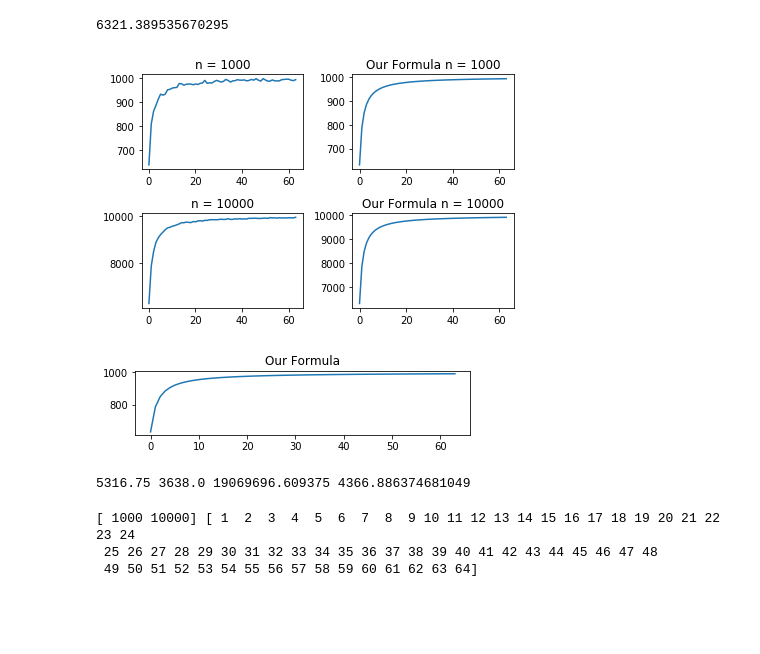
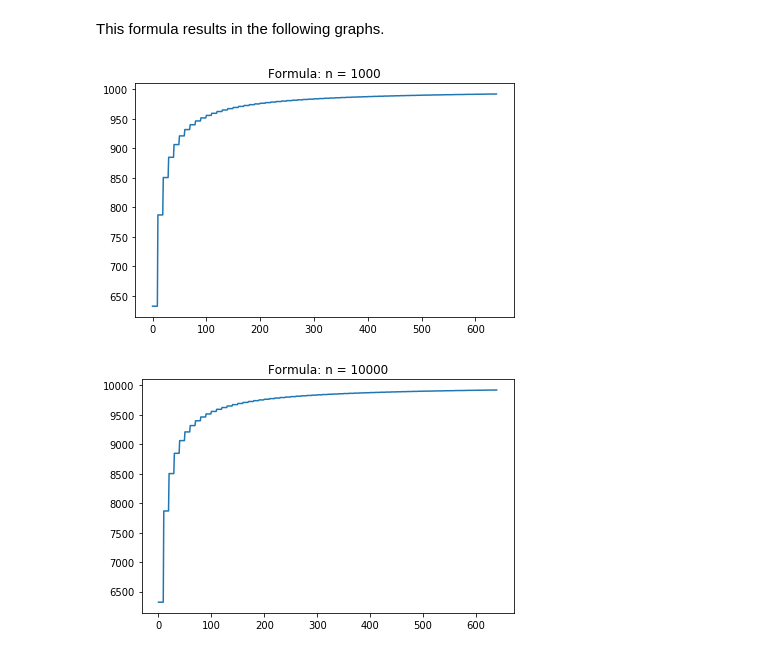
Before and after one commit to Stvdputten/AIDM, a Jupyter notebook: AIDM0.ipynb, the cells around one changed output. Saved outputs shown, nothing was run; the diff lists cells and outputs as text; code cells hidden in the pictures; blank space fills up the shorter version.

Commit message:
Updated formatting/layout. Cleaned up unneeded code.

```diff
--- a/AIDM0.ipynb
+++ b/AIDM0.ipynb
@@ -37,66 +48,28 @@ plt.show()
 # %%
 def unique_values(n, N):
-    import math
-    answer = n - (n - N*(1 - ((N-1)/N)**n))
-    return answer
-
-test = unique_values(10000, 10000)
-print(test)
+    prediction = n - (n - N*(1 - ((N-1)/N)**n))
+    return prediction
-# %% [output]
-6321.389535670295
+# %%
+r_pred = []
+for x in n:
+    r_n = []
+    for y in N:
+        for z in range(10):
+            num_unique = unique_values(x, y*x)
+            r_n.append(num_unique)
+    r_pred.append(r_n)
+# %% [markdown]
+This formula results in the following graphs.
 # %%
-plt.subplot(221)
-plt.title('n = 1000')
-plt.plot(r_all[0])
+plt.plot(r_pred[0])
+plt.title('Formula: n = 1000')
+plt.tight_layout()
+plt.show()
 
-
-plt.subplot(223)
-plt.title('n = 10000')
-plt.plot(r_all[1])
-
-r_for = []
-for x in n:
-    r_n = []
-    for y in N:
-        num_unique = unique_values(x, y*x)
-        r_n.append(num_unique)
-    r_for.append(r_n)
-
-plt.subplot(222)
-plt.plot(r_for[0])
-plt.title('Our Formula n = 1000')
+plt.plot(r_pred[1])
+plt.title('Formula: n = 10000')
 plt.tight_layout()
-
-plt.subplot(224)
-plt.plot(r_for[1])
-plt.title('Our Formula n = 10000')
-plt.tight_layout()
-
 plt.show()
 # %% [output]
-[figure, old version]
+[figure, new version]
+[figure, added]
-# %%
-r_for = []
-for x in n:
-    r_n = []
-    for y in N:
-        num_unique = unique_values(x, y*x)
-        r_n.append(num_unique)
-    r_for.append(r_n)
-
-plt.subplot(313)
-plt.plot(r_for[0])
-plt.title('Our Formula')
-plt.show()
-# %% [output]
-[figure, removed]
-# %%
-print(np.mean(r_all), np.median(r_all), np.var(r_all), np.std(r_all))
-# %% [output]
-5316.75 3638.0 19069696.609375 4366.886374681049
-# %%
-print(n, N)
-# %% [output]
-[ 1000 10000] [ 1  2  3  4  5  6  7  8  9 10 11 12 13 14 15 16 17 18 19 20 21 22 23 24
- 25 26 27 28 29 30 31 32 33 34 35 36 37 38 39 40 41 42 43 44 45 46 47 48
- 49 50 51 52 53 54 55 56 57 58 59 60 61 62 63 64]
```
Also changed, not shown: parts of 13 cells of this notebook.
